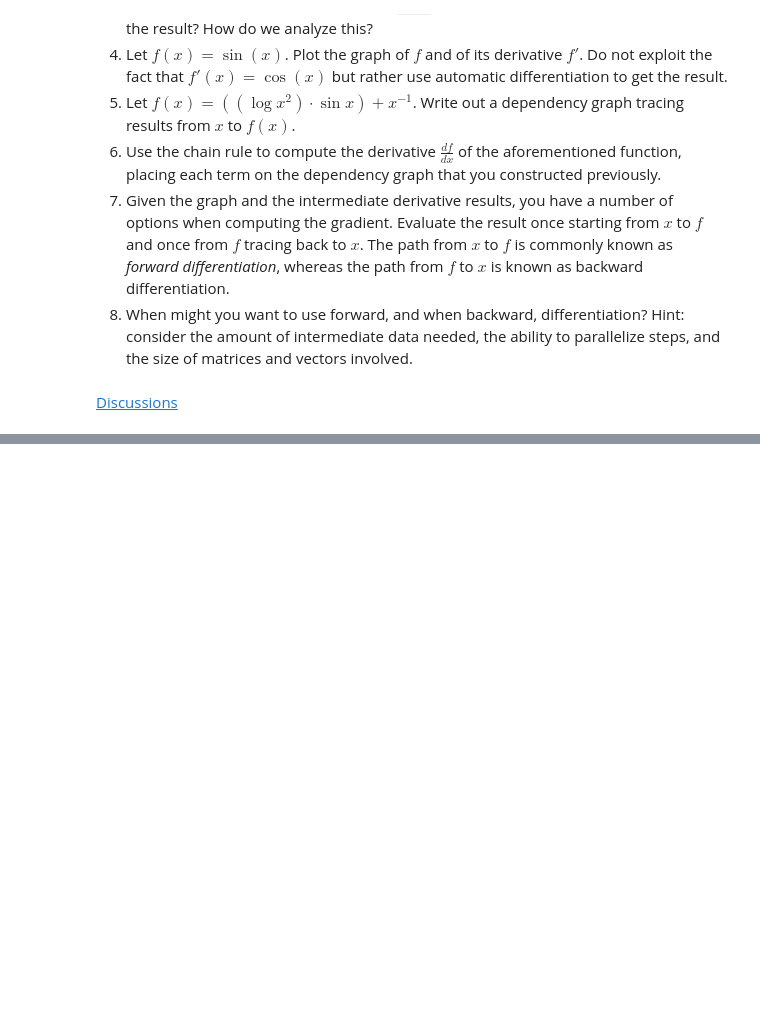
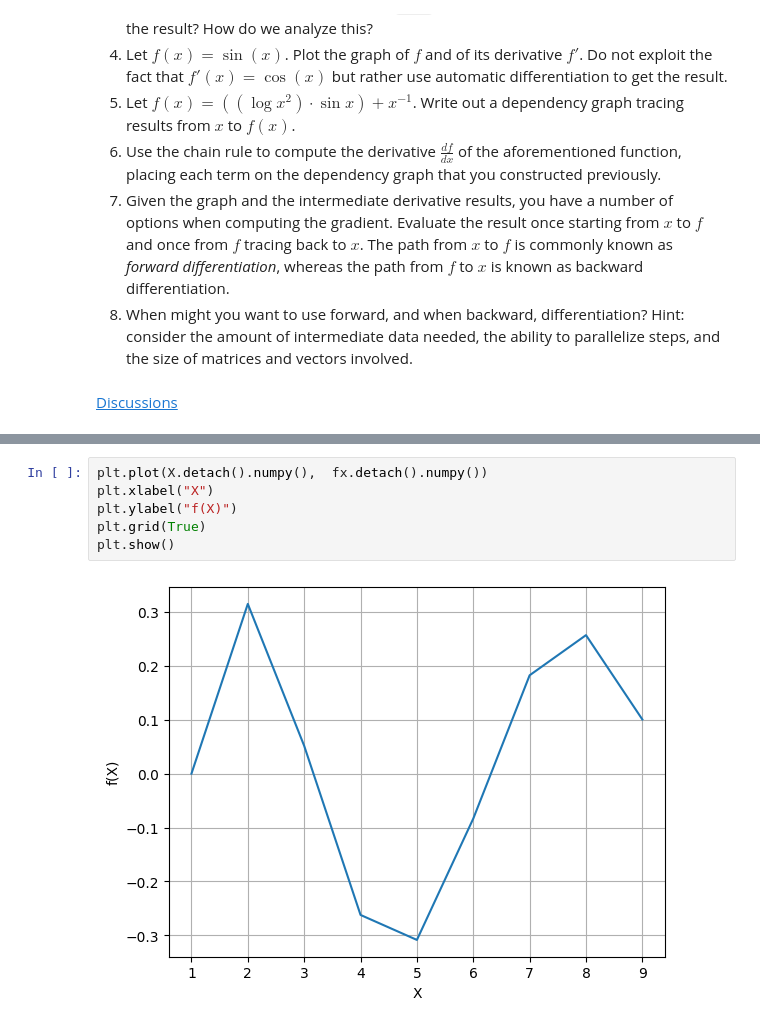
Before and after one commit to ansh0x/d2l.ai, a Jupyter notebook: chapter_preliminaries/autograd.ipynb, the cells around one changed output, grey strips where cells are left out. Saved outputs shown, nothing was run; the diff lists cells and outputs as text; blank space fills up the shorter version.

```diff
--- a/chapter_preliminaries/autograd.ipynb
+++ b/chapter_preliminaries/autograd.ipynb
@@ -318,0 +343,8 @@ For now, try to remember these basics: (i) attach gradients to those variables w
+# %%
+plt.plot(X.detach().numpy(),  fx.detach().numpy())
+plt.xlabel("X")
+plt.ylabel("f(X)")
+plt.grid(True)
+plt.show()
+# %% [output]
+[figure, added]
```
Also changed, not shown: parts of 5 cells of this notebook.
